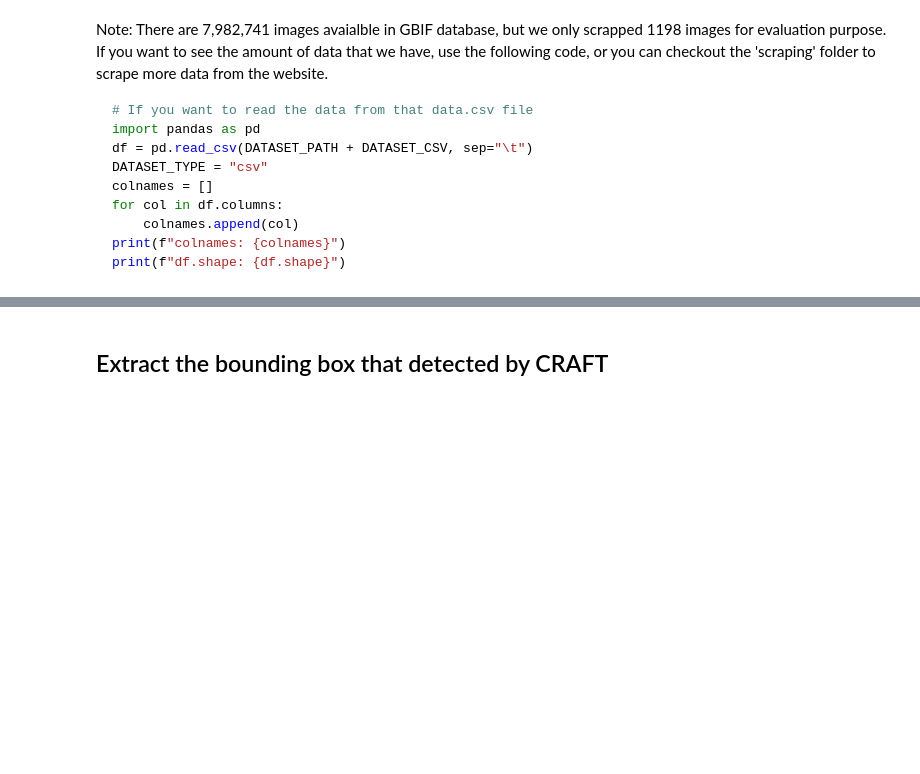
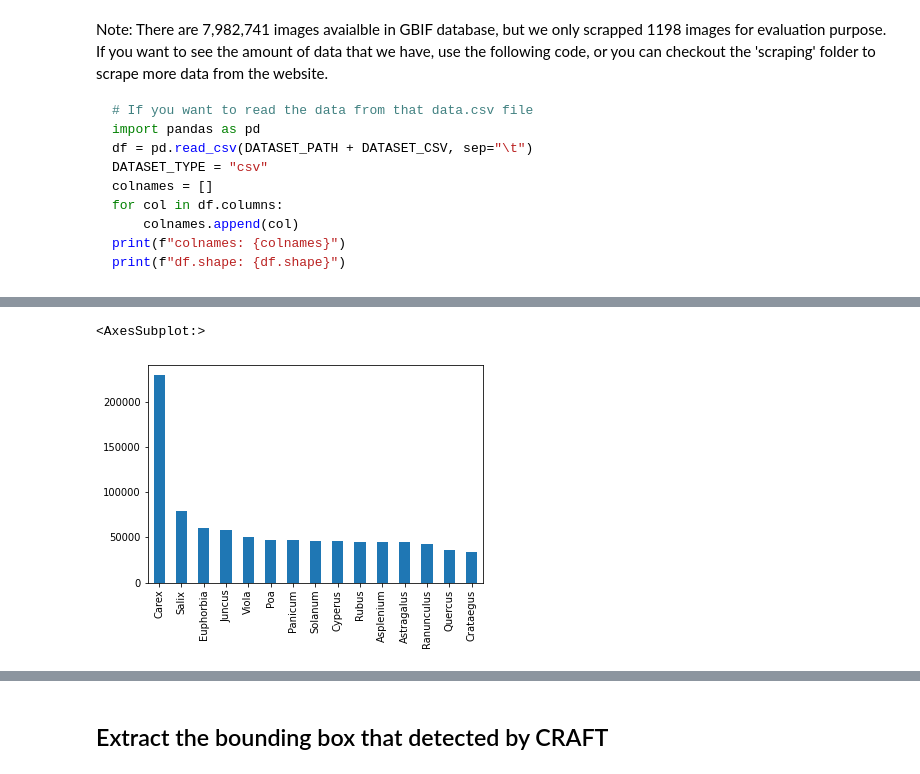
Before and after one commit to BU-Spark/ml-herbarium, a Jupyter notebook: EDA/EDA_analysis.ipynb, the cells around one changed output, grey strips where cells are left out. Cells and saved outputs as stored; diff of their text form; code cells hidden in the pictures; blank space fills up the shorter version.

````diff
--- a/EDA/EDA_analysis.ipynb
+++ b/EDA/EDA_analysis.ipynb
@@ -25,6 +25,7 @@ else:
 # %% [output]
 Please install GPU version of TF
 # %%
+import time
 # Some hyper-parameters
 EPOCHS = 25
 INIT_LR = 1e-3
@@ -38,7 +39,7 @@ depth=3
 
 
 timestr = time.strftime("%Y%m%d-%H%M%S")
-DATASET_CSV = "/projectnb/sparkgrp/ml-herbarium-grp/ml-herbarium-data/scraped-data/data.csv"
+DATASET_CSV = "/projectnb/sparkgrp/ml-herbarium-grp/ml-herbarium-data/data.csv"
 DATASET_PATH = org_img_dir = "/projectnb/sparkgrp/ml-herbarium-grp/ml-herbarium-data/scraped-data/20220616-061434/"	# "/projectnb/sparkgrp/ml-herbarium-grp/ml-herbarium-data/scraped-data/drago_testdata/"
 craft_res_dir = org_img_dir.replace('/scraped-data/', '/CRAFT-results/')
 seg_img_dir = org_img_dir.replace('/scraped-data/', '/seg-results/')
@@ -56,3 +57,14 @@ for col in df.columns:
 print(f"colnames: {colnames}")
 print(f"df.shape: {df.shape}")
 ```
+# %%
+import matplotlib.pyplot as plt
+import numpy as np
+import pandas as pd
+df = pd.read_csv(DATASET_CSV, sep="\t")
+DATASET_TYPE = "csv"
+colnames = []
+for col in df.columns:
+    colnames.append(col)
+print(f"colnames: {colnames}")
+print(f"df.shape: {df.shape}")
@@ -58,0 +134,5 @@ print(f"df.shape: {df.shape}")
+# %%
+df['genus'].value_counts()[:15].plot(kind='bar')
+# %% [output]
+<AxesSubplot:>
+[figure, added]
````
Also changed, not shown: parts of 10 cells of this notebook.
